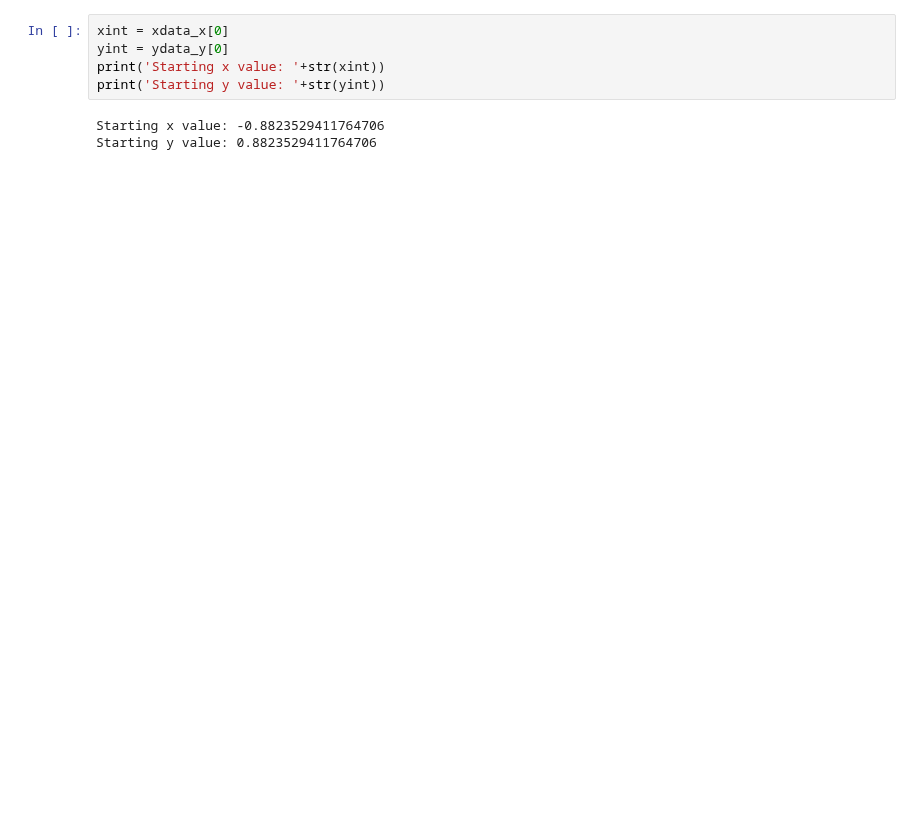
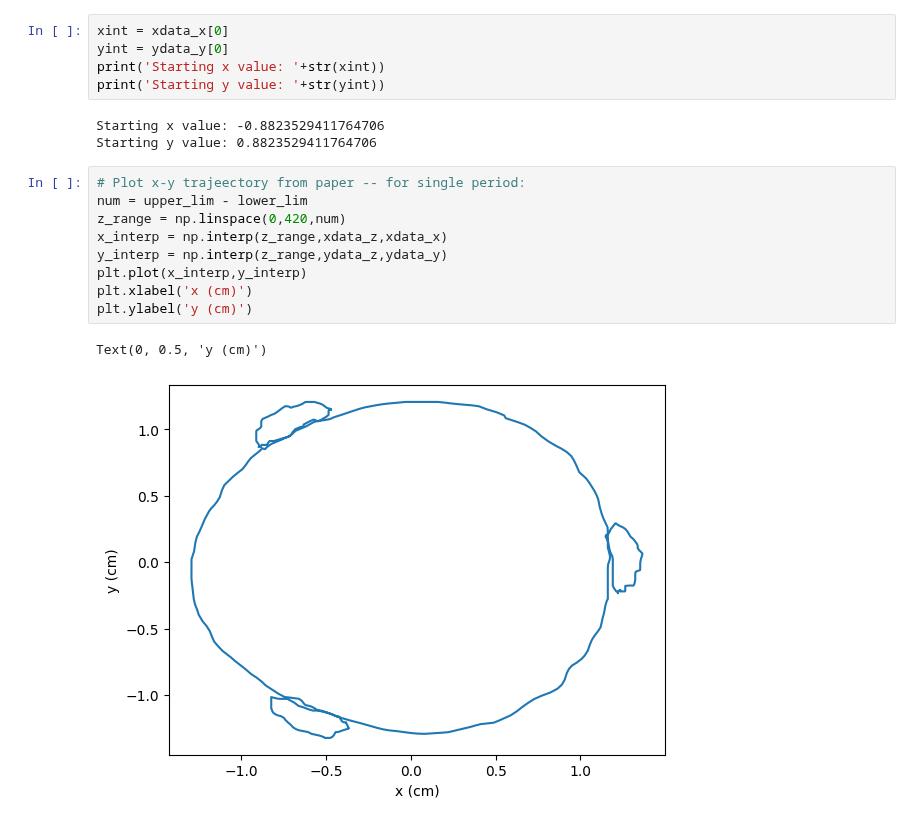
Before and after one commit to criggall/muon-cooling, a Jupyter notebook: trace-sim/plot-trace.ipynb, the cells around one changed output. Drawn from its saved outputs; the diff is of its cells as text; blank space fills up the shorter version.

```diff
--- a/trace-sim/plot-trace.ipynb
+++ b/trace-sim/plot-trace.ipynb
@@ -102,3 +144,15 @@ print('Starting y value: '+str(yint))
 # %% [output]
 Starting x value: -0.8823529411764706
 Starting y value: 0.8823529411764706
+# %%
+# Plot x-y trajeectory from paper -- for single period:
+num = upper_lim - lower_lim
+z_range = np.linspace(0,420,num)
+x_interp = np.interp(z_range,xdata_z,xdata_x)
+y_interp = np.interp(z_range,ydata_z,ydata_y)
+plt.plot(x_interp,y_interp)
+plt.xlabel('x (cm)')
+plt.ylabel('y (cm)')
+# %% [output]
+Text(0, 0.5, 'y (cm)')
+[figure, added]
```
Also changed, not shown: parts of 5 cells of this notebook, 50 other files.
